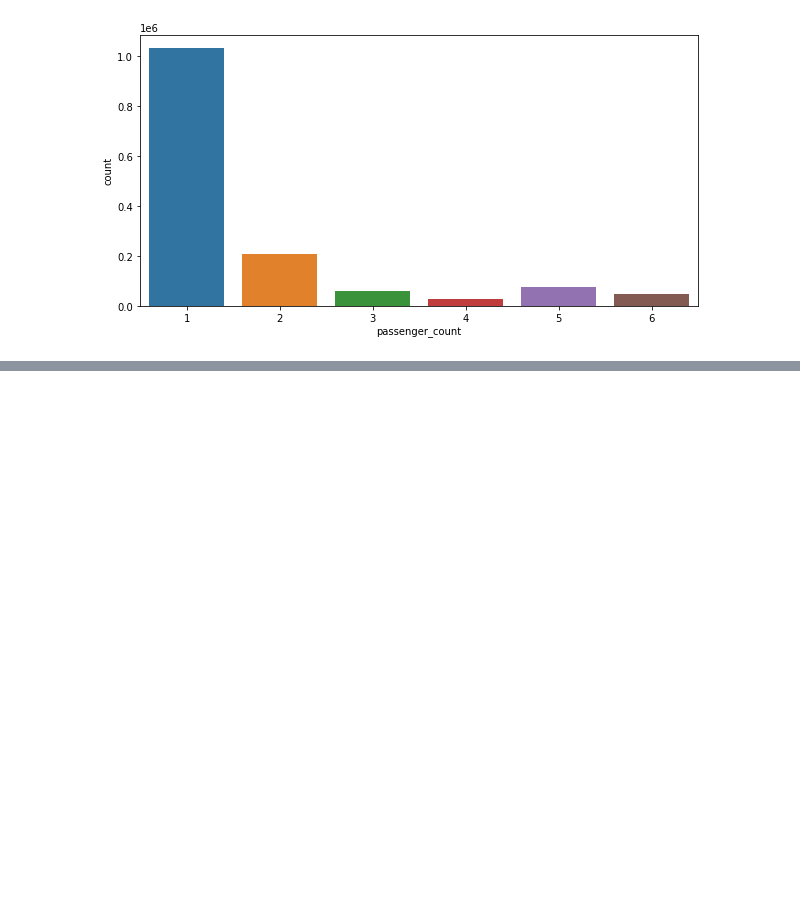
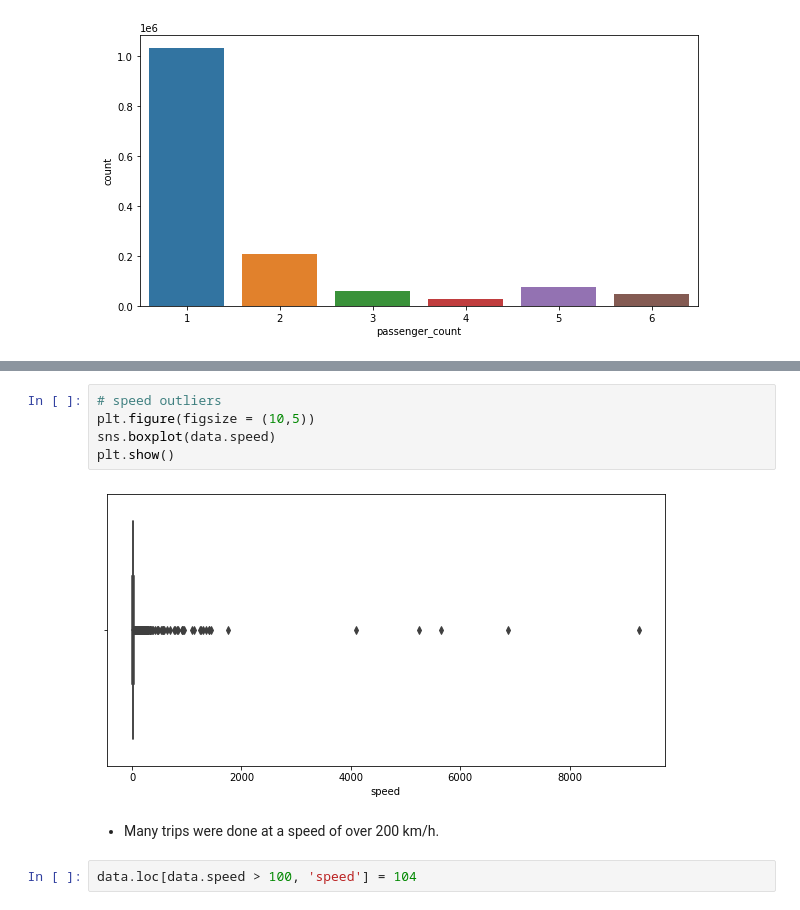
Before and after one commit to AmirKhan6219/NYC-Taxi-Trip-Time-Prediction, a Jupyter notebook: NYC_Taxi_Trip_Time_prediction.ipynb, the cells around one changed output, grey strips where cells are left out. Drawn from its saved outputs; the diff is of its cells as text; blank space fills up the shorter version.

```diff
--- a/NYC_Taxi_Trip_Time_prediction.ipynb
+++ b/NYC_Taxi_Trip_Time_prediction.ipynb
@@ -276,0 +327,11 @@ sns.countplot(x='passenger_count',data=data)
+# %%
+# speed outliers
+plt.figure(figsize = (10,5))
+sns.boxplot(data.speed)
+plt.show()
+# %% [output]
+[figure, added]
+# %% [markdown]
+*   Many trips were done at a speed of over 200 km/h.
+# %%
+data.loc[data.speed > 100, 'speed'] = 104
```
Also changed, not shown: parts of 9 cells of this notebook.
